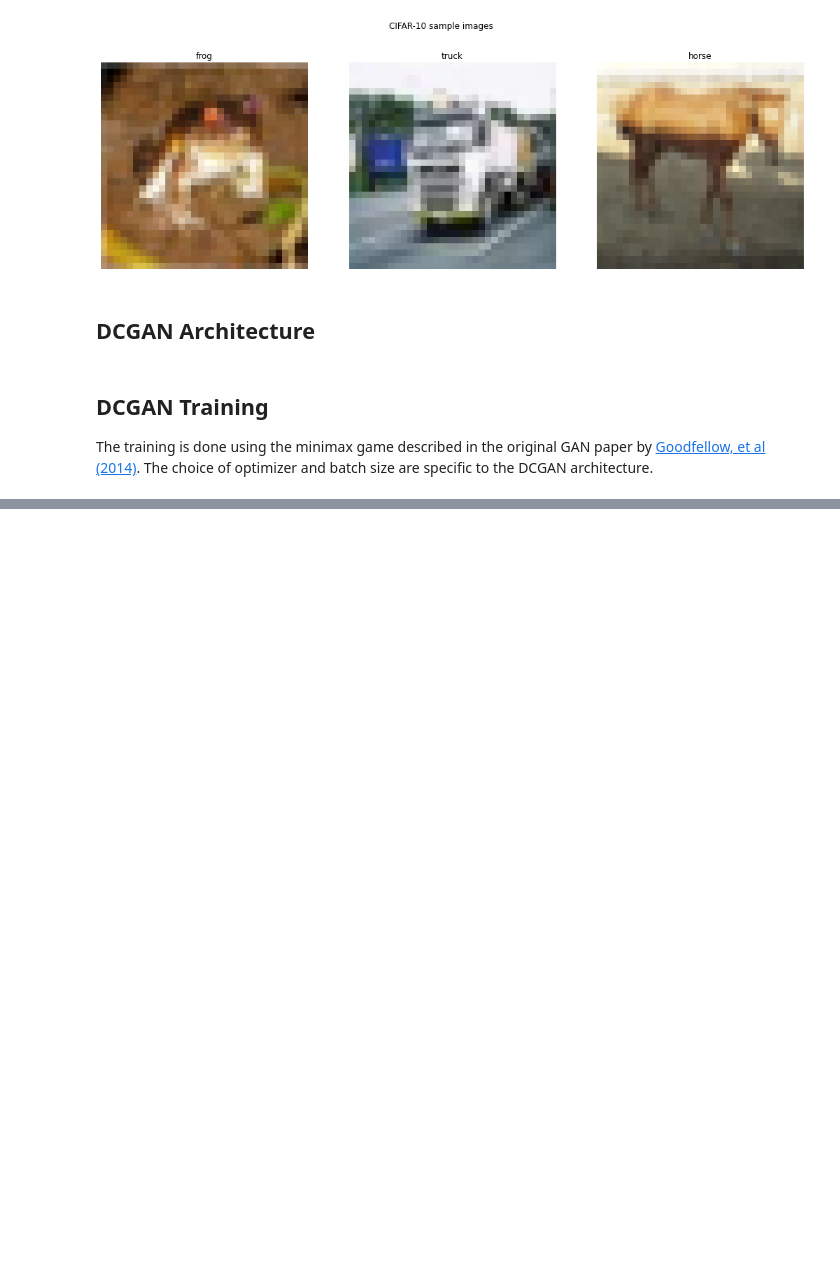
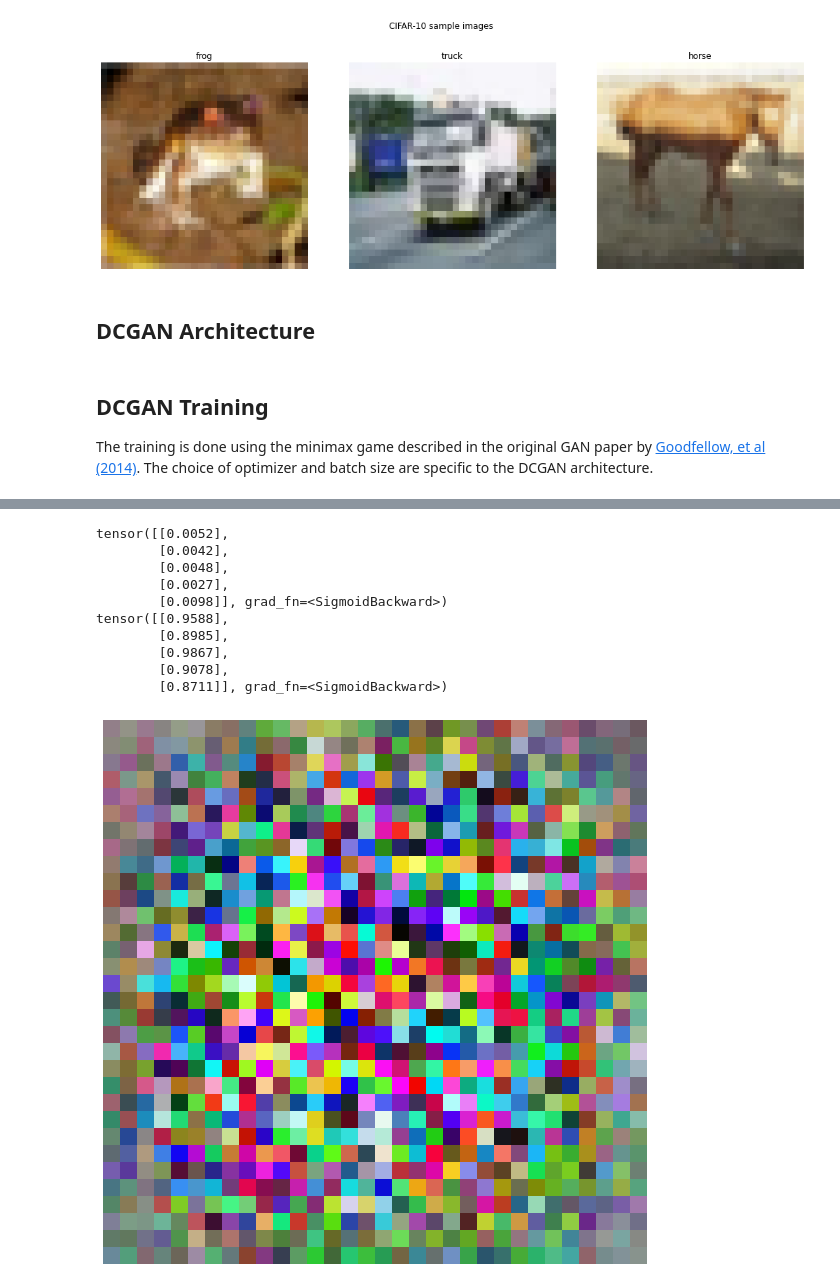
Before and after one commit to quinnfrank/GAN-regularization, a Jupyter notebook: DCGAN.ipynb, the cells around one changed output, grey strips where cells are left out. Drawn from its saved outputs; the diff is of its cells as text; code cells hidden in the pictures; blank space fills up the shorter version.

Commit message:
Wrote training function, some preliminary attempts

```diff
--- a/DCGAN.ipynb
+++ b/DCGAN.ipynb
@@ -231,0 +278,8 @@ tensor(1.3627, grad_fn=<NegBackward>)
+# %%
+#torch.cuda.empty_cache()
+gen = DCGenerator()
+dis = DCDiscriminator()
+train_set = CIFARDataset(["data/data_batch_1"])
+test_set = CIFARDataset(["data/test_batch"])
+
+%time train_DCGAN(gen, dis, train_set, test_set, num_epochs=3, batch_size=1000, use_cuda=False)
@@ -231,0 +304,19 @@ tensor(1.3627, grad_fn=<NegBackward>)
+# %%
+z = torch.rand(5, 100)
+fig, ax = plt.subplots(figsize=(10, 10))
+plot_image(gen(z)[0].detach(), ax)
+
+print(dis(gen(z)))
+print(dis(train_set[:5][0]))
+# %% [output]
+tensor([[0.0052],
+        [0.0042],
+        [0.0048],
+        [0.0027],
+        [0.0098]], grad_fn=<SigmoidBackward>)
+tensor([[0.9588],
+        [0.8985],
+        [0.9867],
+        [0.9078],
+        [0.8711]], grad_fn=<SigmoidBackward>)
+[figure, added]
```
Also changed, not shown: parts of 4 cells of this notebook.
